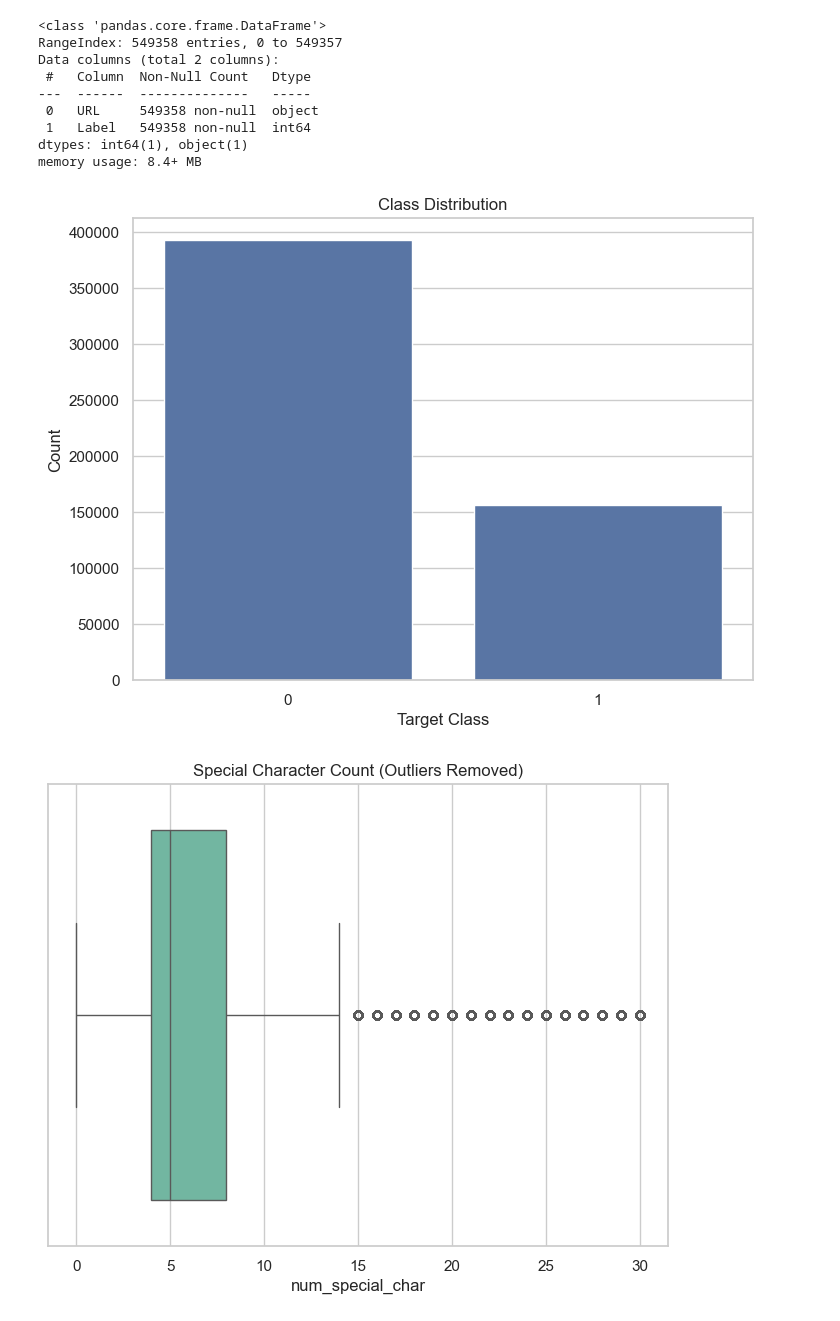
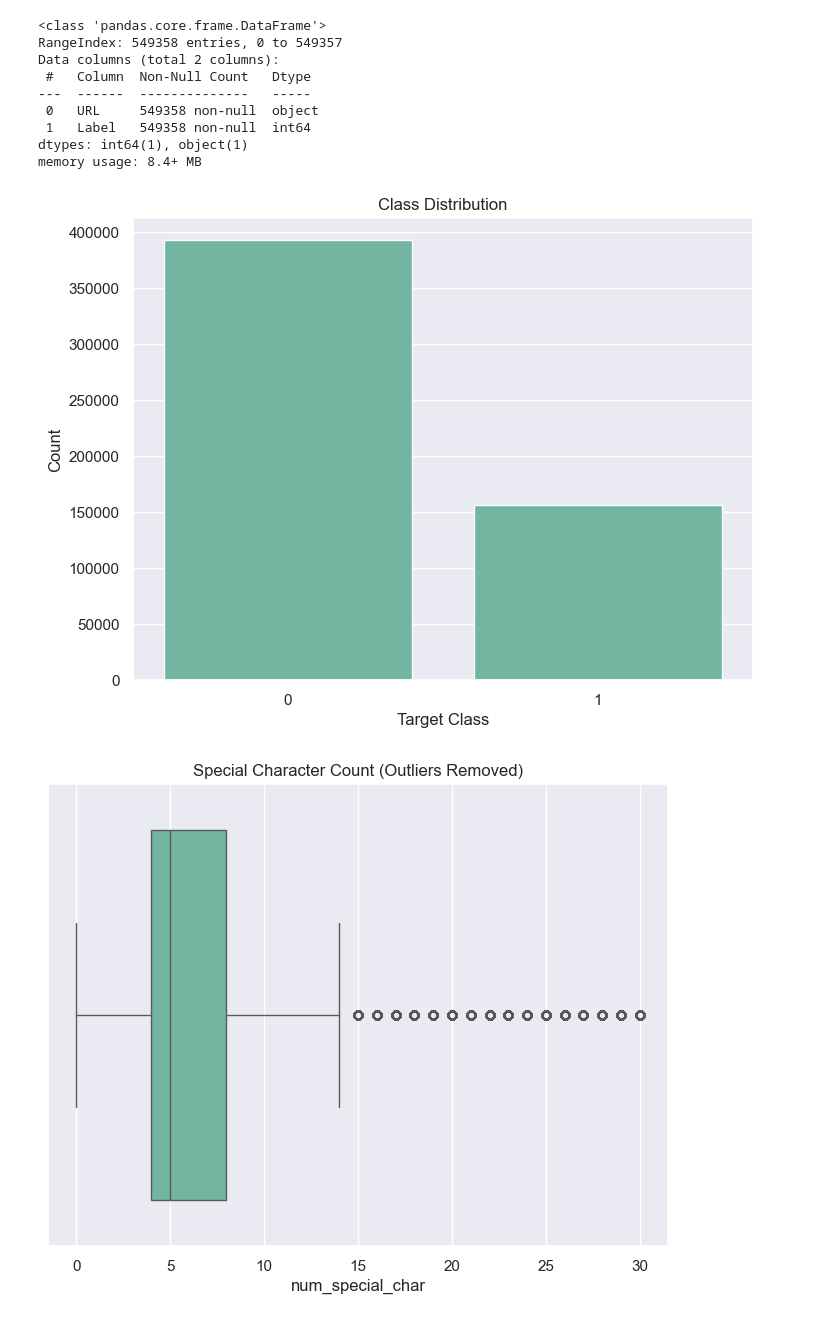
Before and after one commit to Nxcl-11/Malicious-URL-Detector-with-Machine-learning-by-Nou-Chylong, a Jupyter notebook: Model_detector.ipynb, the cells around one changed output. Saved outputs shown, nothing was run; the diff lists cells and outputs as text; code cells hidden in the pictures.

```diff
--- a/Model_detector.ipynb
+++ b/Model_detector.ipynb
@@ -39,16 +37,15 @@ Data columns (total 2 columns):
 dtypes: int64(1), object(1)
 memory usage: 8.4+ MB
 # %%
-sns.set(style="whitegrid")
 plt.figure(figsize=(8, 6))
 plt.title("Class Distribution")
 sns.set_palette("Set2")
 sns.countplot(x='Label', data=df)
 plt.xlabel("Target Class")
 plt.ylabel("Count")
 plt.show()
 # %% [output]
-[figure, old version]
+[figure, new version]
 # %%
 def extract_features(url):
     url = url.lower()  # lowercase for consistency
```
Also changed, not shown: parts of 5 cells of this notebook.
